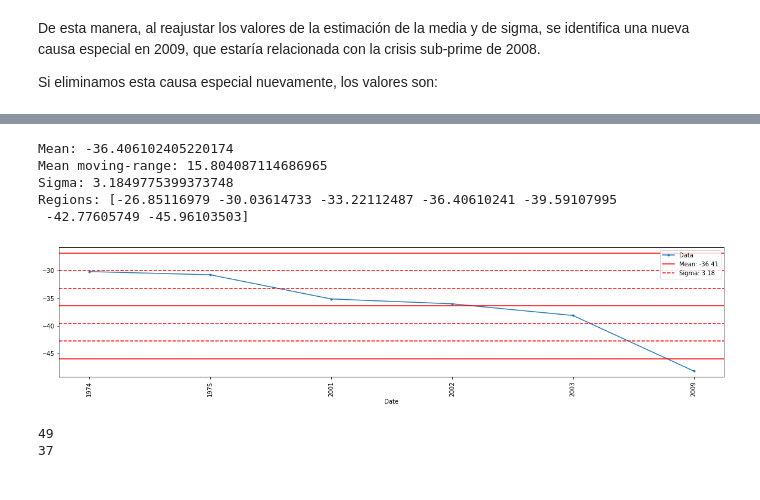
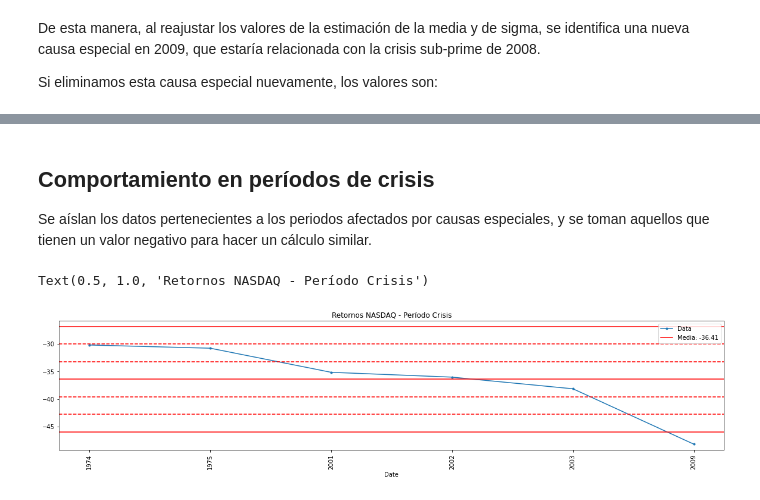
Before and after one commit to babilonio/shewhart, a Jupyter notebook: schewhart.ipynb, the cells around one changed output, grey strips where cells are left out. Saved outputs shown, nothing was run; the diff lists cells and outputs as text; code cells hidden in the pictures.

```diff
--- a/schewhart.ipynb
+++ b/schewhart.ipynb
@@ -45,21 +81,0 @@ Media : 9.05<br>    Media rango móvil : 21.61<br>    Sigma : 19.16<br>
-# %%
-def fullplot(indata, inregions):
-    plt.rcParams['figure.figsize'] = [20, 4]
-
-    xticks = np.array(pd.to_datetime(indata.index).year.to_list())
-
-    my_plot = indata.plot(style='.-', label="Data")
-    plt.xticks(np.arange(indata.shape[0])[::1], xticks[::1], rotation=90)
-
-    plt.axhline(y=inregions[0], color='r', linestyle='-')
-    plt.axhline(y=inregions[1], color='r', linestyle='--')
-    plt.axhline(y=inregions[2], color='r', linestyle='--')
-    plt.axhline(y=inregions[3], color='r', linestyle='-', label="Mean: " + str(round(inregions[3],2)))
-    plt.axhline(y=inregions[4], color='r', linestyle='--', label="Sigma: " + str(round(inregions[3] - inregions[4],2)))
-    plt.axhline(y=inregions[5], color='r', linestyle='--')
-    plt.axhline(y=inregions[6], color='r', linestyle='-')
-    plt.legend(loc='upper right')
-
-    return my_plot, xticks
-
-fullplot(rt, regions)
@@ -216,6 +239,7 @@ while special_signal:
 
     figure, axes = plt.subplots(1, 1)
     mplt, xticks = fullplot(tmp_rt, regions)
+    mplt.set_title("Retornos NASDAQ - Eliminando Causas Especiales")
 
     special_signal = False
     for signal in signals(tmp_rt):
@@ -238,33 +263,22 @@ md("Media : {:0.2f}<br>\
+# %% [markdown]
+## Comportamiento en períodos de crisis
+
+Se aíslan los datos pertenecientes a los periodos afectados por causas especiales, y se toman aquellos que tienen un valor negativo para hacer un cálculo similar.
 # %%
-_sc = rt[special_cause]
+_sc = rt[sorted(special_cause)]
 sc = _sc[_sc < 0]
 
 rm_sc = np.abs(sc - sc.shift(1))
 
 average_sc = sc.mean()
-print("Mean:", average_sc)
-
 average_rm_sc = rm_sc.mean()
-print("Mean moving-range:", average_rm)
-
 sigma_sc = 2.66 * average_rm_sc / 3
-print("Sigma:", sigma_sc)
-
 regions_sc = np.arange(3,-4,-1) * sigma_sc + average_sc
-print("Regions:", regions_sc)
 
 figure, axes = plt.subplots(1, 1)
 mplt, xticks = fullplot(sc, regions_sc)
+
+mplt.set_title("Retornos NASDAQ - Período Crisis")
 # %% [output]
-Mean: -36.406102405220174
-Mean moving-range: 15.804087114686965
-Sigma: 3.1849775399373748
-Regions: [-26.85116979 -30.03614733 -33.22112487 -36.40610241 -39.59107995
- -42.77605749 -45.96103503]
+Text(0.5, 1.0, 'Retornos NASDAQ - Período Crisis')
-[figure, old version]
+[figure, new version]
-# %%
-print(len(tmp_rm))
-print(d)
-# %% [output]
-49
-37
```
Also changed, not shown: parts of 14 cells of this notebook.
